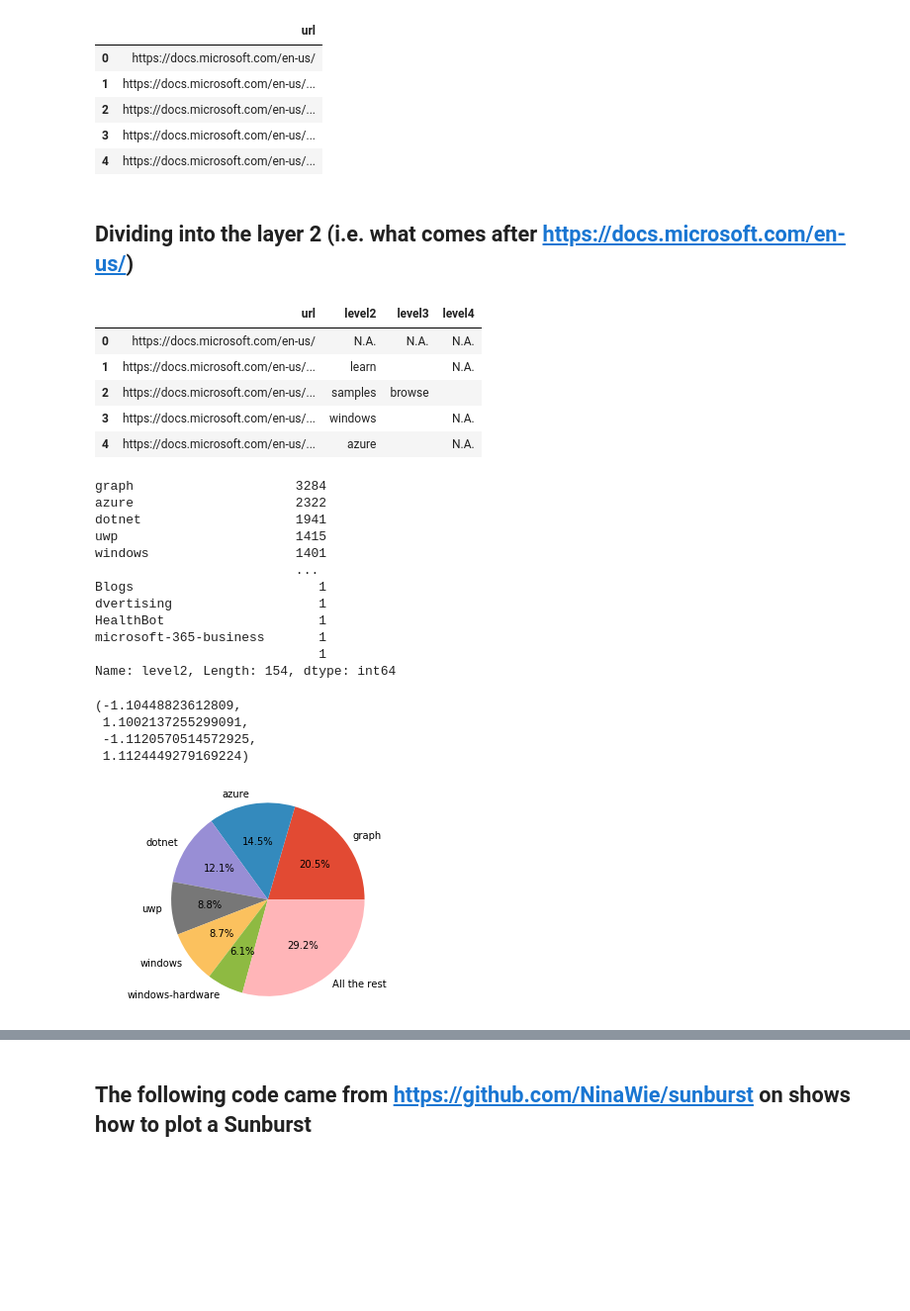
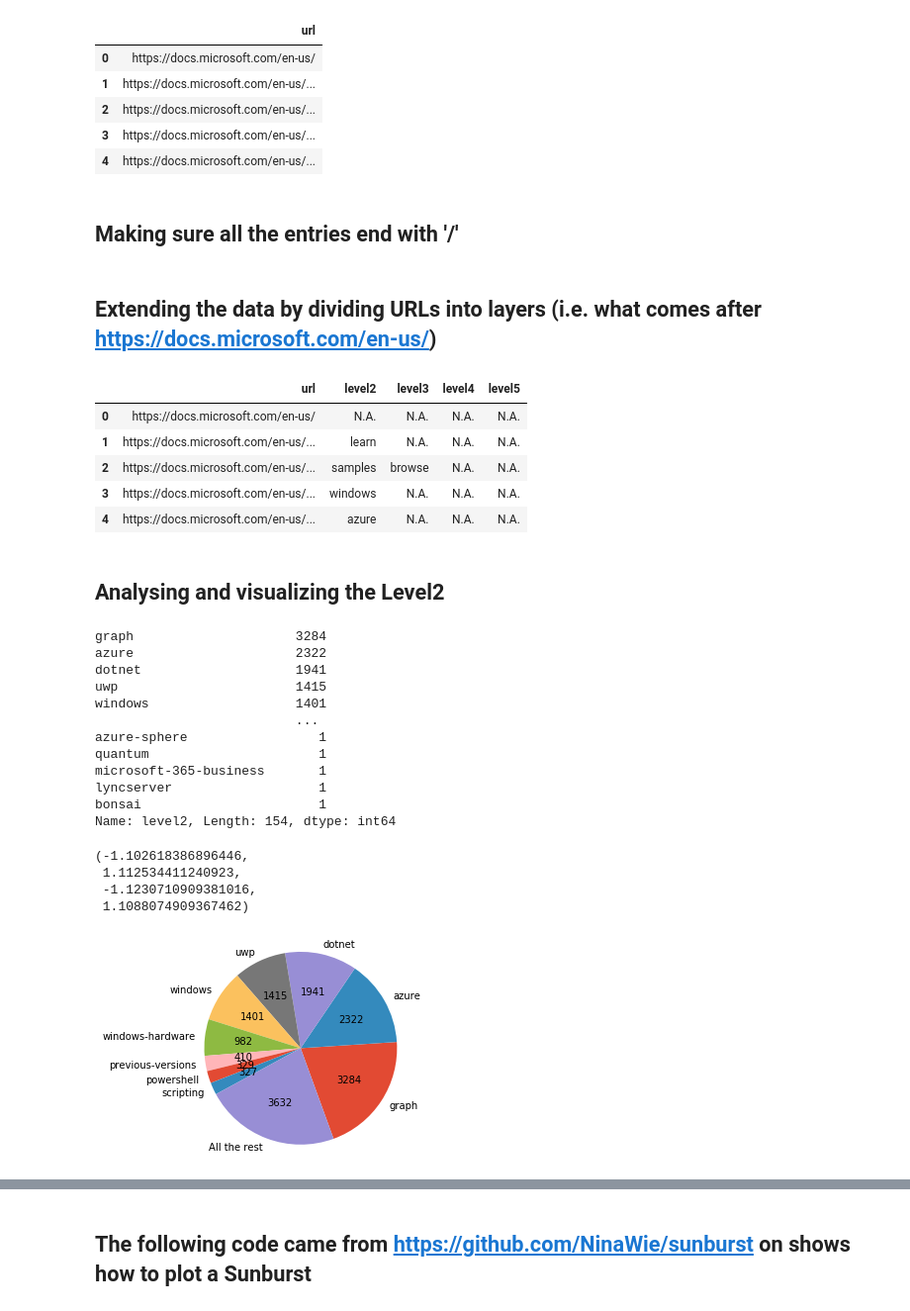
Before and after one commit to jjsantanna/how_many_links_microsoft_docs, a Jupyter notebook: how_many_links_microsoft_docs.ipynb, the cells around one changed output, grey strips where cells are left out. Shown at 99% size. Drawn from its saved outputs; the diff is of its cells as text; code cells hidden in the pictures; blank space fills up the shorter version.

Commit message:
updating values

```diff
--- a/how_many_links_microsoft_docs.ipynb
+++ b/how_many_links_microsoft_docs.ipynb
@@ -104,5 +85,9 @@ df.head()
 | 2 | https://docs.microsoft.com/en-us/... |
 | 3 | https://docs.microsoft.com/en-us/... |
 | 4 | https://docs.microsoft.com/en-us/... |
+# %% [markdown]
+## Making sure all the entries end with '/'
+# %%
+df['url'] = df['url'].apply(lambda x: x+'/'if x.strip()[-1] != '/' else x)
 # %% [markdown]
-## Dividing into the layer 2 (i.e. what comes after https://docs.microsoft.com/en-us/)
+## Extending the data by dividing URLs into layers (i.e. what comes after https://docs.microsoft.com/en-us/)
@@ -111,12 +94,20 @@ df['level2'] = df['url'].apply(lambda x: x.split('/')[4] if len(x.split('/'))>5
+# %%
+# Sometimes it ends with '/' sometimes not!
+df['level2'] = df['url'].apply(lambda x: x.split('/')[4] if len(x.split('/'))>5 else 'N.A.')
+df['level3'] = df['url'].apply(lambda x: x.split('/')[5] if len(x.split('/'))>6 else 'N.A.')
+df['level4'] = df['url'].apply(lambda x: x.split('/')[6] if len(x.split('/'))>7 else 'N.A.')
+df['level5'] = df['url'].apply(lambda x: x.split('/')[7] if len(x.split('/'))>8 else 'N.A.')
 # %%
 df.head()
 # %% [output]
-|  | url | level2 | level3 | level4 |
-| 0 | https://docs.microsoft.com/en-us/ | N.A. | N.A. | N.A. |
-| 1 | https://docs.microsoft.com/en-us/... | learn |  | N.A. |
-| 2 | https://docs.microsoft.com/en-us/... | samples | browse |  |
-| 3 | https://docs.microsoft.com/en-us/... | windows |  | N.A. |
-| 4 | https://docs.microsoft.com/en-us/... | azure |  | N.A. |
+|  | url | level2 | level3 | level4 | level5 |
+| 0 | https://docs.microsoft.com/en-us/ | N.A. | N.A. | N.A. | N.A. |
+| 1 | https://docs.microsoft.com/en-us/... | learn | N.A. | N.A. | N.A. |
+| 2 | https://docs.microsoft.com/en-us/... | samples | browse | N.A. | N.A. |
+| 3 | https://docs.microsoft.com/en-us/... | windows | N.A. | N.A. | N.A. |
+| 4 | https://docs.microsoft.com/en-us/... | azure | N.A. | N.A. | N.A. |
+# %% [markdown]
+## Analysing and visualizing the Level2
 # %%
 level2_stats = df['level2'].value_counts()
 level2_stats
@@ -127,35 +118,45 @@ dotnet                    1941
 uwp                       1415
 windows                   1401
                           ...
-Blogs                        1
-dvertising                   1
-HealthBot                    1
+azure-sphere                 1
+quantum                      1
 microsoft-365-business       1
-                             1
+lyncserver                   1
+bonsai                       1
 Name: level2, Length: 154, dtype: int64
 # %%
 dictionary = level2_stats.to_dict()
-threshold = 500
+threshold = 300
+
+def autopct_format(values):
+    def my_format(pct):
+        total = sum(values)
+        val = int(round(pct*total/100.0))
+        return '{v:d}'.format(v=val)
+    return my_format
 
 import itertools
 newdic={}
 for key, group in itertools.groupby(dictionary, lambda k: 'All the rest' if (dictionary[k]<threshold) else k):
     newdic[key] = sum([dictionary[k] for k in list(group)])
 
 labels = newdic.keys()
 sizes = newdic.values()
 
 fig, ax = plt.subplots()
 
-ax.pie(sizes, labels=labels, autopct='%1.1f%%', startangle=0)
+ax.pie(sizes, labels=labels,
+#      autopct='%1.1f%%',
+       autopct=autopct_format(sizes),
+       startangle=290)
 ax.axis('equal')
 
 # fig.savefig('name.eps', bbox_inches='tight',format='eps', dpi=1200)
 # fig.savefig('name.png', bbox_inches='tight',format='png', dpi=1200, transparent=True)
 # fig.show()
 # %% [output]
-(-1.10448823612809,
- 1.1002137255299091,
- -1.1120570514572925,
- 1.1124449279169224)
+(-1.102618386896446,
+ 1.112534411240923,
+ -1.1230710909381016,
+ 1.1088074909367462)
-[figure, old version]
+[figure, new version]
```
Also changed, not shown: parts of 34 cells of this notebook.
